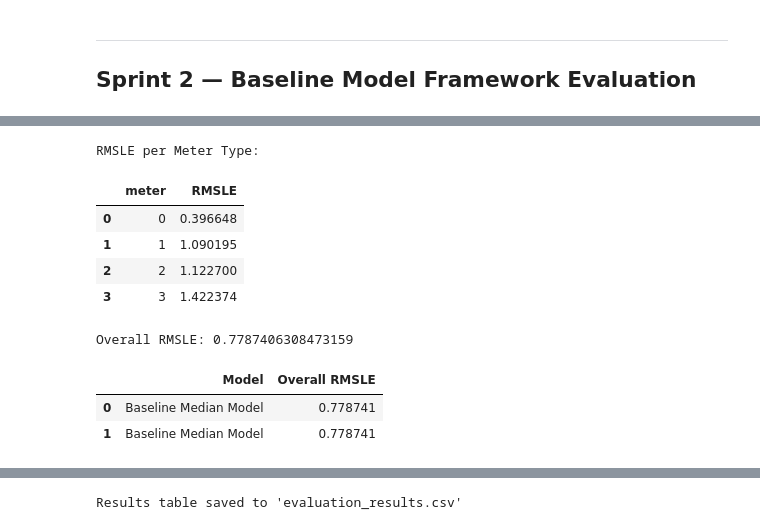
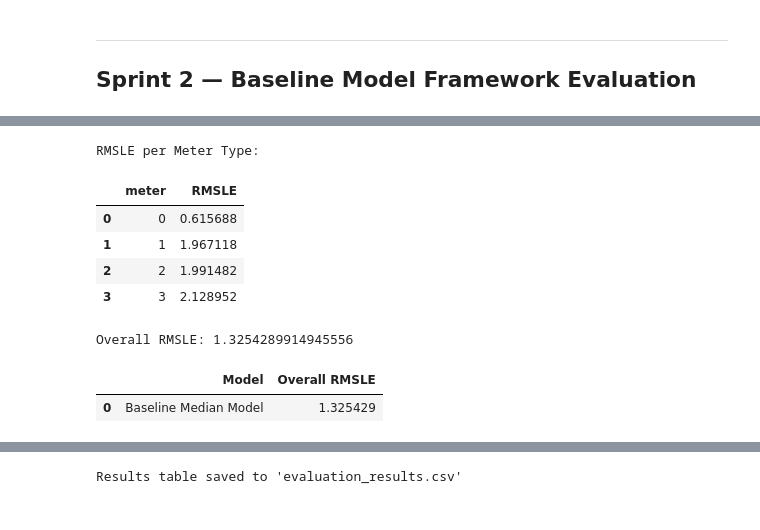
Before and after one commit to ZahraSabouri/CMT307_GreatEnergyPredictor, a Jupyter notebook: notebooks/Ayan_Anomaly_Investigation.ipynb, the cells around one changed output, grey strips where cells are left out. Drawn from its saved outputs; the diff is of its cells as text; code cells hidden in the pictures.

Commit message:
Ayan Sprint 1/2/3: fix paths, baseline leakage, RMSLE scale, n_jobs; add metrics.py, anomaly report, corrected baseline RMSLE

```diff
--- a/notebooks/Ayan_Anomaly_Investigation.ipynb
+++ b/notebooks/Ayan_Anomaly_Investigation.ipynb
@@ -613,8 +613,8 @@ Data successfully exported to 'detailed_anomalies.csv'.
 # %%
 import pandas as pd
 #Load the training dataset
-train_df = pd.read_csv(r'C:\Users\user\Downloads\final_train_with_features.csv')
-val_df = pd.read_csv(r'C:\Users\user\Downloads\final_val_with_features.csv')
+train_df = pd.read_csv('../data_processed/final_train_with_features.csv')
+val_df = pd.read_csv('../data_processed/final_val_with_features.csv')
 
 train_df['timestamp'] = pd.to_datetime(train_df['timestamp'])
 train_df['hour'] = train_df['timestamp'].dt.hour
@@ -659,48 +659,37 @@ display(val_df.head())
 # %%
 import numpy as np
 
 def rmsle(y_true, y_pred):
     y_pred = np.maximum(y_pred, 0)
     y_true = np.maximum(y_true, 0)
     return np.sqrt(np.mean(np.square(np.log1p(y_pred) - np.log1p(y_true))))
 
 # RMSLE per Meter Type
-rmsle_per_meter = val_df.groupby('meter').apply(
-    lambda x: rmsle(x['meter_reading_actual'], x['meter_reading_predicted']),
-    include_groups=False
-).reset_index(name='RMSLE')
+rmsle_per_meter = val_df.groupby("meter").apply(
+    lambda x: rmsle(x["meter_reading_actual"], x["meter_reading_predicted"])
+).reset_index(name="RMSLE")
 
 print("RMSLE per Meter Type:")
 display(rmsle_per_meter)
 
-# Overall RMSLE
-overall_rmsle = rmsle(val_df['meter_reading_actual'], val_df['meter_reading_predicted'])
-print(f"\nOverall RMSLE: {overall_rmsle}")
+overall_rmsle = rmsle(val_df["meter_reading_actual"], val_df["meter_reading_predicted"])
+print("Overall RMSLE:", overall_rmsle)
 # %% [output]
 RMSLE per Meter Type:
 |  | meter | RMSLE |
-| 0 | 0 | 0.396648 |
-| 1 | 1 | 1.090195 |
-| 2 | 2 | 1.122700 |
-| 3 | 3 | 1.422374 |
+| 0 | 0 | 0.615688 |
+| 1 | 1 | 1.967118 |
+| 2 | 2 | 1.991482 |
+| 3 | 3 | 2.128952 |
-Overall RMSLE: 0.7787406308473159
+Overall RMSLE: 1.3254289914945556
 # %%
 import pandas as pd
 
-# Create a results table DataFrame if it doesn't exist
-if 'results_table' not in locals():
-    results_table = pd.DataFrame(columns=['Model', 'Overall RMSLE'])
-
-# Add the Baseline Median Model's overall RMSLE to the results table
-new_result = pd.DataFrame([{'Model': 'Baseline Median Model', 'Overall RMSLE': overall_rmsle}])
-results_table = pd.concat([results_table, new_result], ignore_index=True)
-
-# Display the results table
+results_table = pd.DataFrame([{"Model": "Baseline Median Model", "Overall RMSLE": overall_rmsle}])
 display(results_table)
 # %% [output]
 |  | Model | Overall RMSLE |
-| 0 | Baseline Median Model | 0.778741 |
-| 1 | Baseline Median Model | 0.778741 |
+| 0 | Baseline Median Model | 1.325429 |
 # %%
 results_table = results_table.drop_duplicates().reset_index(drop=True)
 display(results_table)
```
Also changed, not shown: parts of 11 cells of this notebook.
